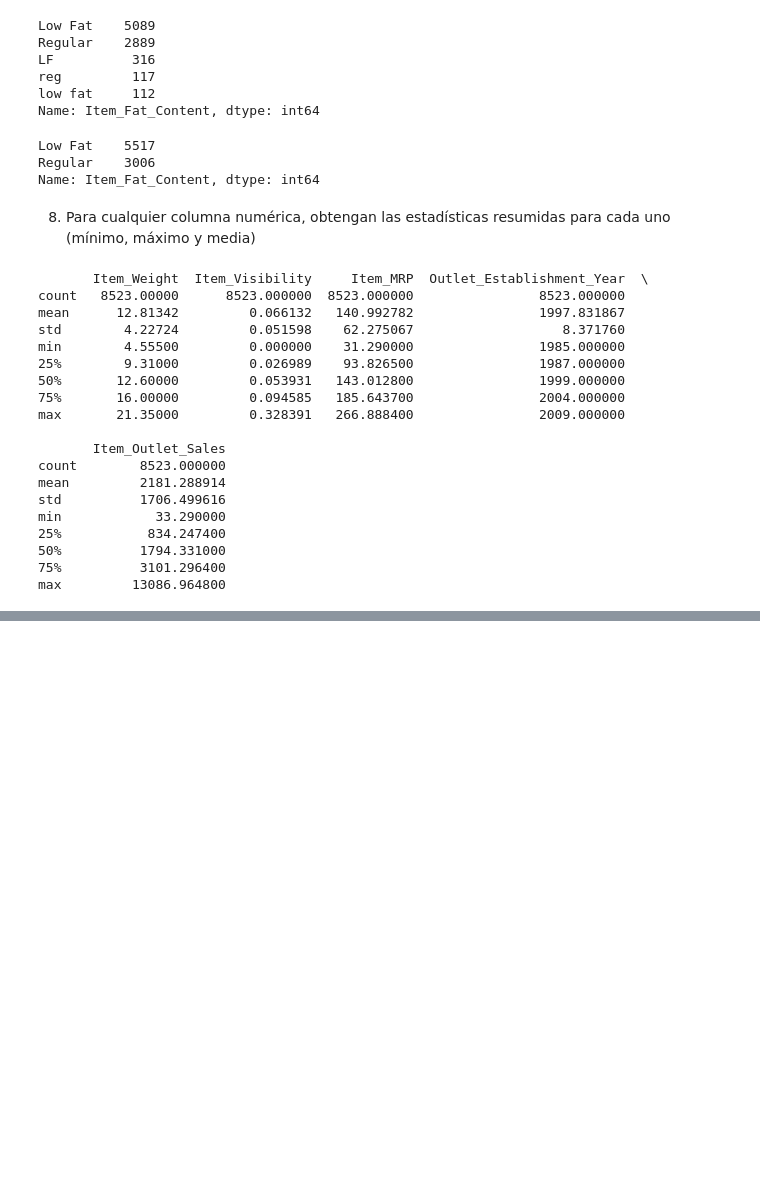
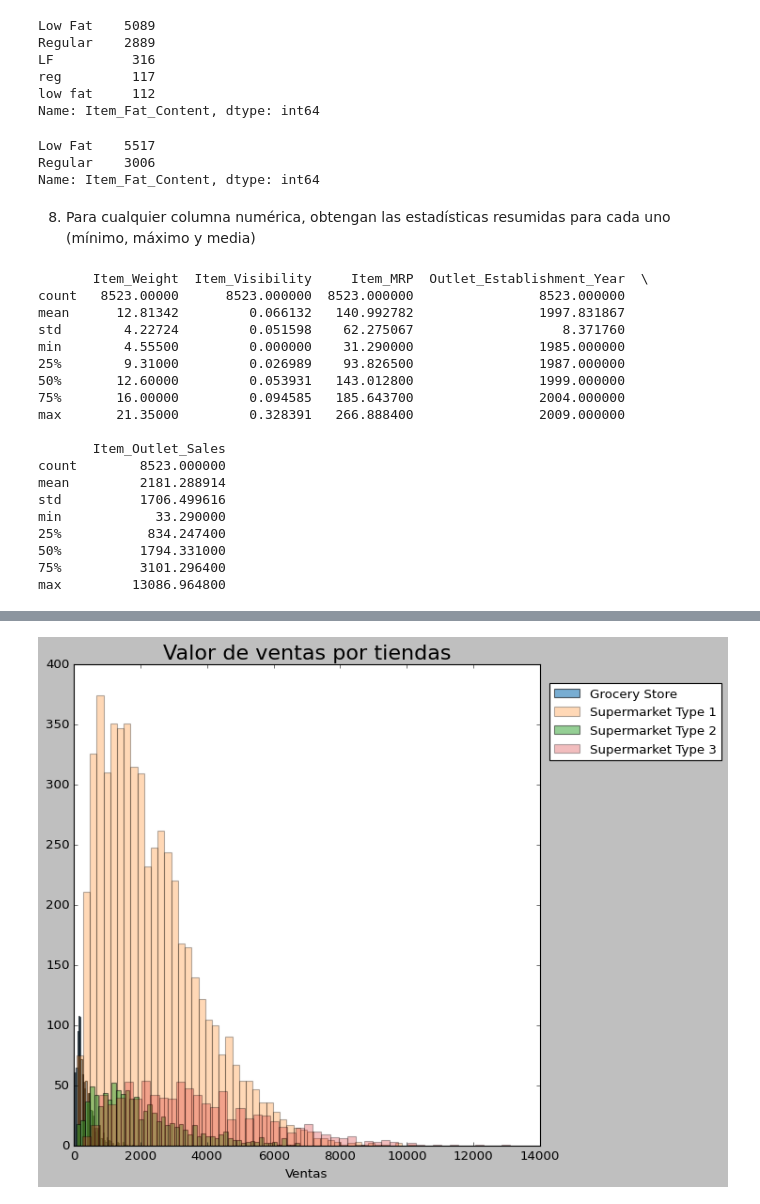
Before and after one commit to pabloclaero/Proyecto_1, a Jupyter notebook: Proyecto_Pablo_C.ipynb, the cells around one changed output, grey strips where cells are left out. Drawn from its saved outputs; the diff is of its cells as text; code cells hidden in the pictures; blank space fills up the shorter version.

```diff
--- a/Proyecto_Pablo_C.ipynb
+++ b/Proyecto_Pablo_C.ipynb
@@ -199,0 +232,16 @@ otros
+# %%
+dfg = df.loc[df['Outlet_Type'] == 'Grocery Store']
+dfs1 = df.loc[df['Outlet_Type'] == 'Supermarket Type1']
+dfs2 = df.loc[df['Outlet_Type'] == 'Supermarket Type2']
+dfs3 = df.loc[df['Outlet_Type'] == 'Supermarket Type3']
+plt.figure(figsize=(8,8))
+plt.hist(dfg['Item_Outlet_Sales'].values, alpha=0.6, label='Grocery Store', bins=50)
+plt.hist(dfs1['Item_Outlet_Sales'].values, alpha=0.3, label='Supermarket Type 1', bins=50)
+plt.hist(dfs2['Item_Outlet_Sales'].values, alpha=0.5, label='Supermarket Type 2', bins=50)
+plt.hist(dfs3['Item_Outlet_Sales'].values, alpha=0.3, label='Supermarket Type 3', bins=50)
+plt.title('Valor de ventas por tiendas', fontsize=20)
+plt.legend(loc=(1.02,0.80), fontsize=12)
+plt.xlabel('Ventas', fontsize=12)
+plt.show()
+# %% [output]
+[figure, added]
```
Also changed, not shown: parts of 21 cells of this notebook.
